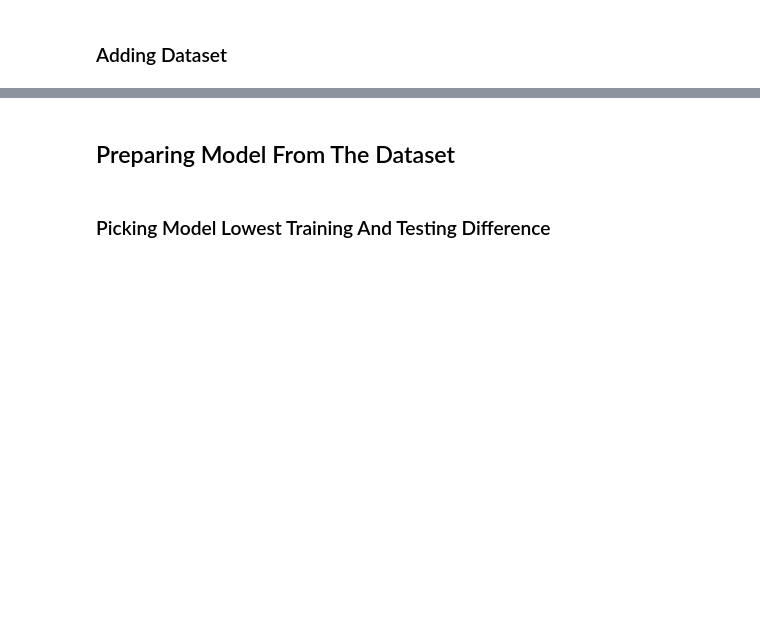
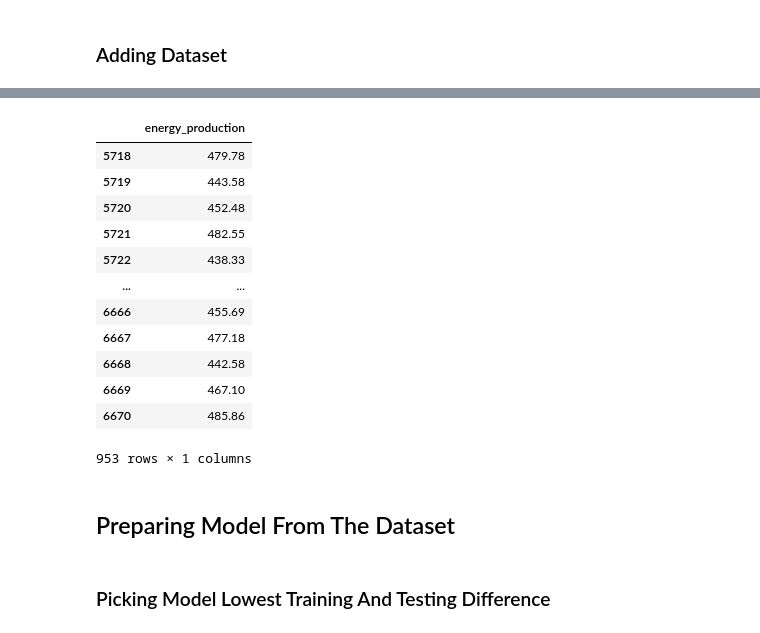
Before and after one commit to kunal-mallick/Energy_Production, a Jupyter notebook: Model Building/Model.ipynb, the cells around one changed output, grey strips where cells are left out. Drawn from its saved outputs; the diff is of its cells as text; code cells hidden in the pictures; blank space fills up the shorter version.

```diff
--- a/Model Building/Model.ipynb
+++ b/Model Building/Model.ipynb
@@ -69,3 +145,19 @@ xtest
+# %%
+ytest
+# %% [output]
+|  | energy_production |
+| 5718 | 479.78 |
+| 5719 | 443.58 |
+| 5720 | 452.48 |
+| 5721 | 482.55 |
+| 5722 | 438.33 |
+| ... | ... |
+| 6666 | 455.69 |
+| 6667 | 477.18 |
+| 6668 | 442.58 |
+| 6669 | 467.10 |
+| 6670 | 485.86 |
+953 rows × 1 columns
 # %% [markdown]
 ## Preparing Model From The Dataset
 # %% [markdown]
```
Also changed, not shown: parts of 66 cells of this notebook.
